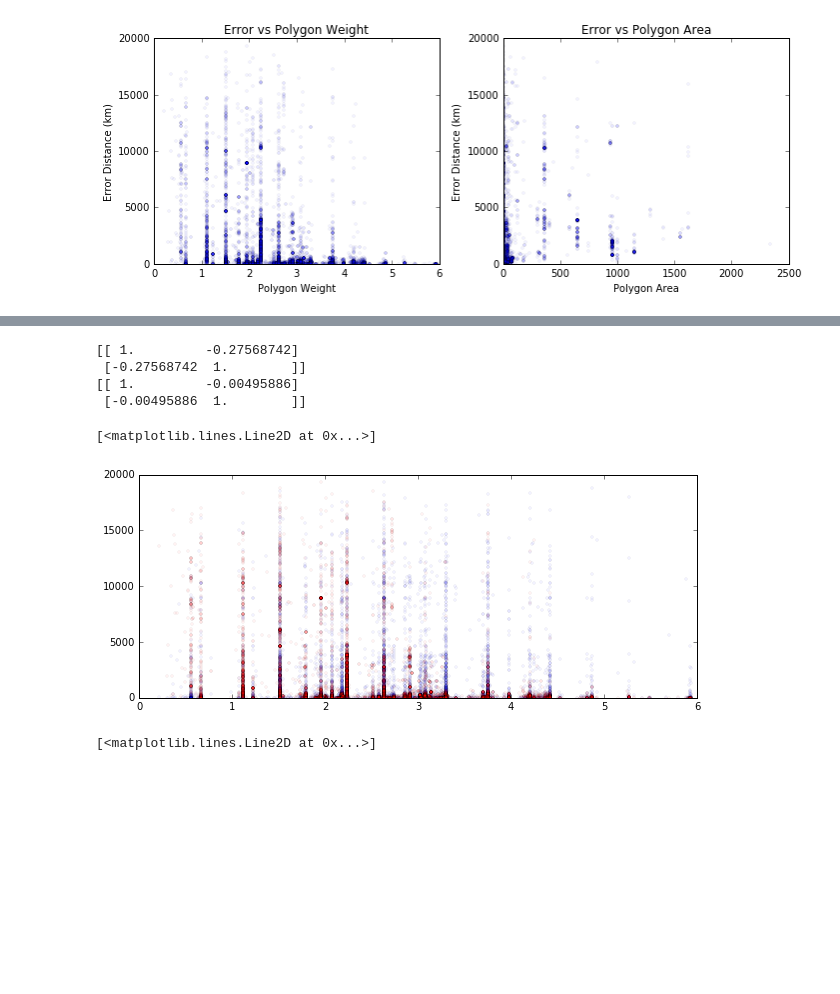
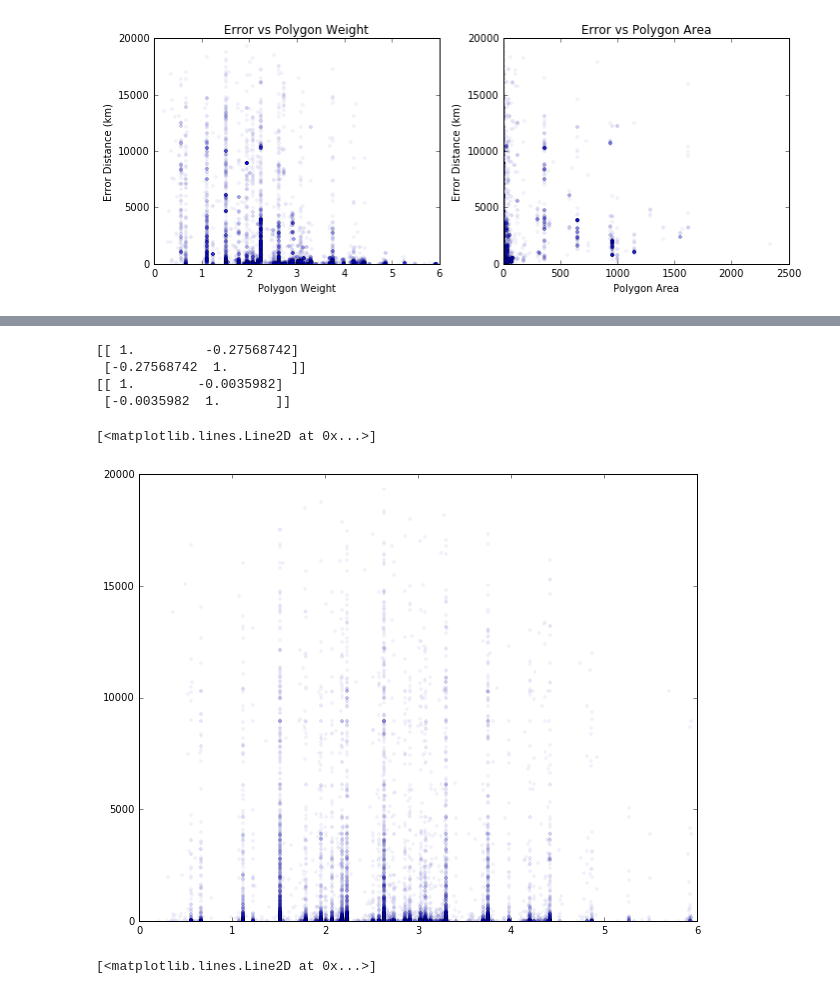
Before and after one commit to Humpheh/twied, a Jupyter notebook: workbooks/WeightsTest.ipynb, the cells around one changed output, grey strips where cells are left out. Saved outputs shown, nothing was run; the diff lists cells and outputs as text; code cells hidden in the pictures; blank space fills up the shorter version.

```diff
--- a/workbooks/WeightsTest.ipynb
+++ b/workbooks/WeightsTest.ipynb
@@ -50,6 +50,9 @@ totalcount = 0
 count = 0
 nocount = 0
 
+insides = []
+totalinsides = 0
+
 for doc in cursor:
 
     #if doc["user"]["screen_name"] == "RiverlevelsUK":
@@ -70,6 +73,9 @@ for doc in cursor:
         nocount += 1
         continue
 
+    insides.append(poly.isInside(point[0], point[1]))
+    totalinsides += 1
+
     distance = vincenty((point[1], point[0]), (center[1], center[0])).km
     distanceR = vincenty((point[1], point[0]), (rpoint[1], rpoint[0])).km
 
@@ -372,19 +457,19 @@ plt.savefig('error-weight-area', dpi=200, alpha=True)
 # %%
 arr = X[userfilter1000][:,dist]
 random.shuffle(arr)
 
 print(corrcoef(X[userfilter1000][:,weight], X[userfilter1000][:,dist]))
 print(corrcoef(X[userfilter1000][:,weight], arr))
 
 plot(X[userfilter1000][:,weight], arr, 'bo', markersize=3, alpha=0.05)
-plot(X[userfilter1000][:,weight], X[userfilter1000][:,dist], 'ro', markersize=3, alpha=0.05)
+#plot(X[userfilter1000][:,weight], X[userfilter1000][:,dist], 'ro', markersize=3, alpha=0.05)
 # %% [output]
 [[ 1.         -0.27568742]
  [-0.27568742  1.        ]]
-[[ 1.         -0.00495886]
- [-0.00495886  1.        ]]
+[[ 1.        -0.0035982]
+ [-0.0035982  1.       ]]
 [<matplotlib.lines.Line2D at 0x...>]
-[figure, old version]
+[figure, new version]
 # %%
 w = [1, 1, 1, 100]
 plot(X[:,0], [func(x, w) for x in X], 'b.')
```
Also changed, not shown: parts of 8 cells of this notebook, 10 other files.
